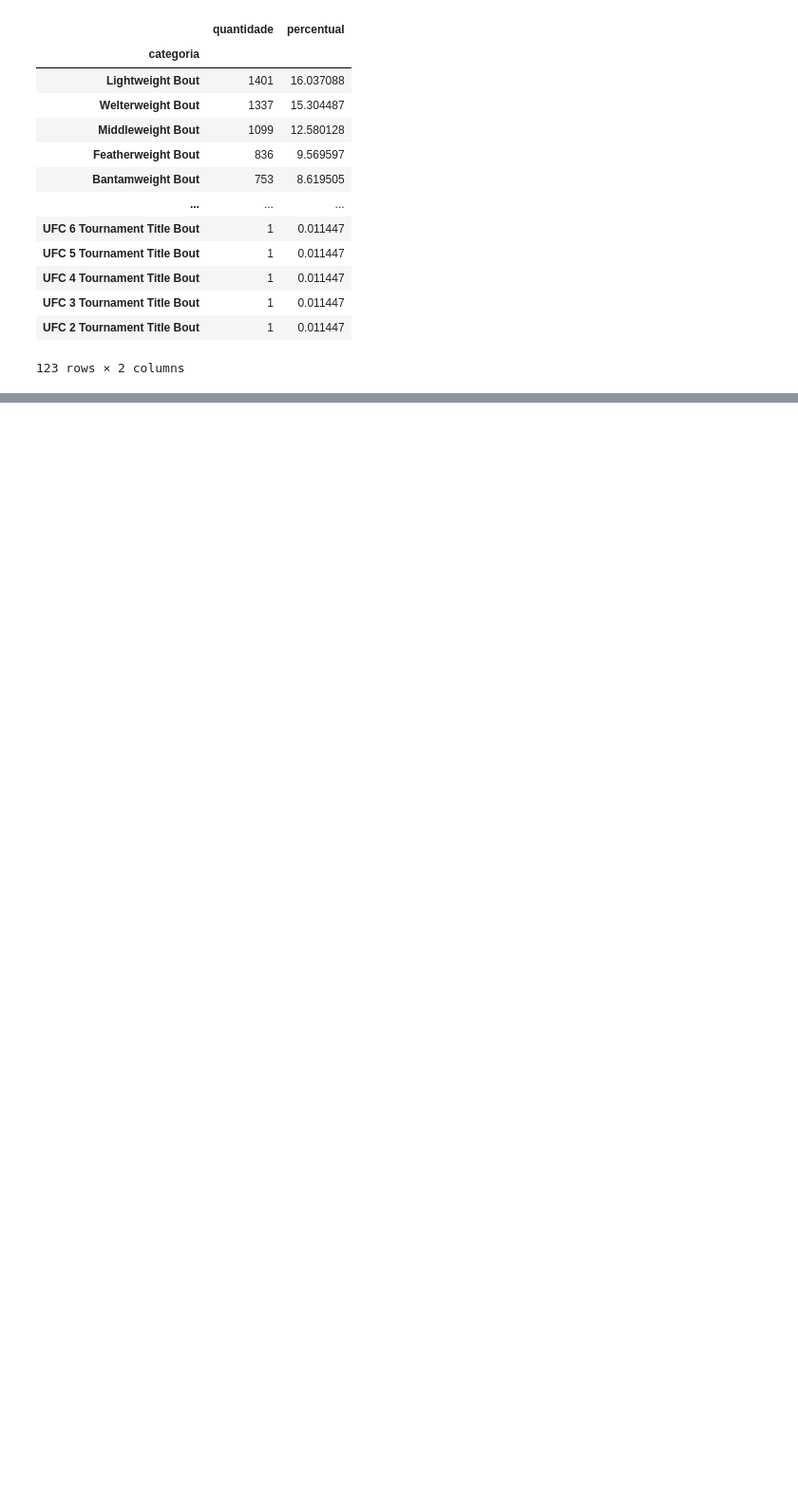
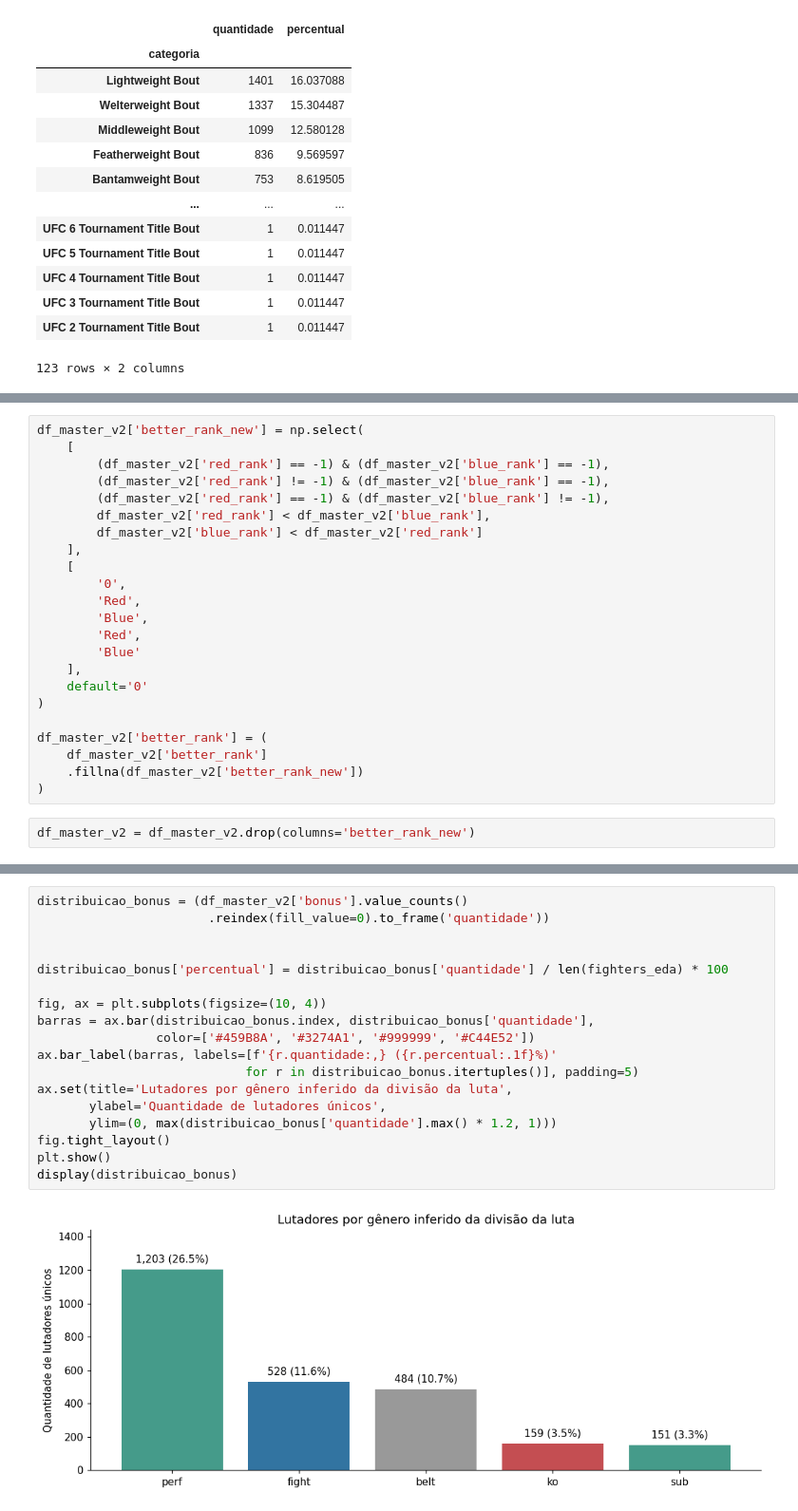
Before and after one commit to EduardoDemetrio/mma-data-lab, a Jupyter notebook: Eda_tcc_ed.ipynb, the cells around one changed output, grey strips where cells are left out. Shown at 95% size. Cells and saved outputs as stored; diff of their text form; blank space fills up the shorter version.

```diff
--- a/Eda_tcc_ed.ipynb
+++ b/Eda_tcc_ed.ipynb
@@ -1165,0 +1200,25 @@ freq_bout = frequencias(eda['bout_type'], 'Tipos de luta mais frequentes', top=2
+# %%
+df_master_v2['better_rank_new'] = np.select(
+    [
+        (df_master_v2['red_rank'] == -1) & (df_master_v2['blue_rank'] == -1),
+        (df_master_v2['red_rank'] != -1) & (df_master_v2['blue_rank'] == -1),
+        (df_master_v2['red_rank'] == -1) & (df_master_v2['blue_rank'] != -1),
+        df_master_v2['red_rank'] < df_master_v2['blue_rank'],
+        df_master_v2['blue_rank'] < df_master_v2['red_rank']
+    ],
+    [
+        '0',
+        'Red',
+        'Blue',
+        'Red',
+        'Blue'
+    ],
+    default='0'
+)
+
+df_master_v2['better_rank'] = (
+    df_master_v2['better_rank']
+    .fillna(df_master_v2['better_rank_new'])
+)
+# %%
+df_master_v2 = df_master_v2.drop(columns='better_rank_new')
@@ -1165,0 +1254,20 @@ freq_bout = frequencias(eda['bout_type'], 'Tipos de luta mais frequentes', top=2
+# %%
+distribuicao_bonus = (df_master_v2['bonus'].value_counts()
+                       .reindex(fill_value=0).to_frame('quantidade'))
+
+
+distribuicao_bonus['percentual'] = distribuicao_bonus['quantidade'] / len(fighters_eda) * 100
+
+fig, ax = plt.subplots(figsize=(10, 4))
+barras = ax.bar(distribuicao_bonus.index, distribuicao_bonus['quantidade'],
+                color=['#459B8A', '#3274A1', '#999999', '#C44E52'])
+ax.bar_label(barras, labels=[f'{r.quantidade:,} ({r.percentual:.1f}%)'
+                            for r in distribuicao_bonus.itertuples()], padding=5)
+ax.set(title='Lutadores por gênero inferido da divisão da luta',
+       ylabel='Quantidade de lutadores únicos',
+       ylim=(0, max(distribuicao_bonus['quantidade'].max() * 1.2, 1)))
+fig.tight_layout()
+plt.show()
+display(distribuicao_bonus)
+# %% [output]
+[figure, added]
```
Also changed, not shown: parts of 35 cells of this notebook.
